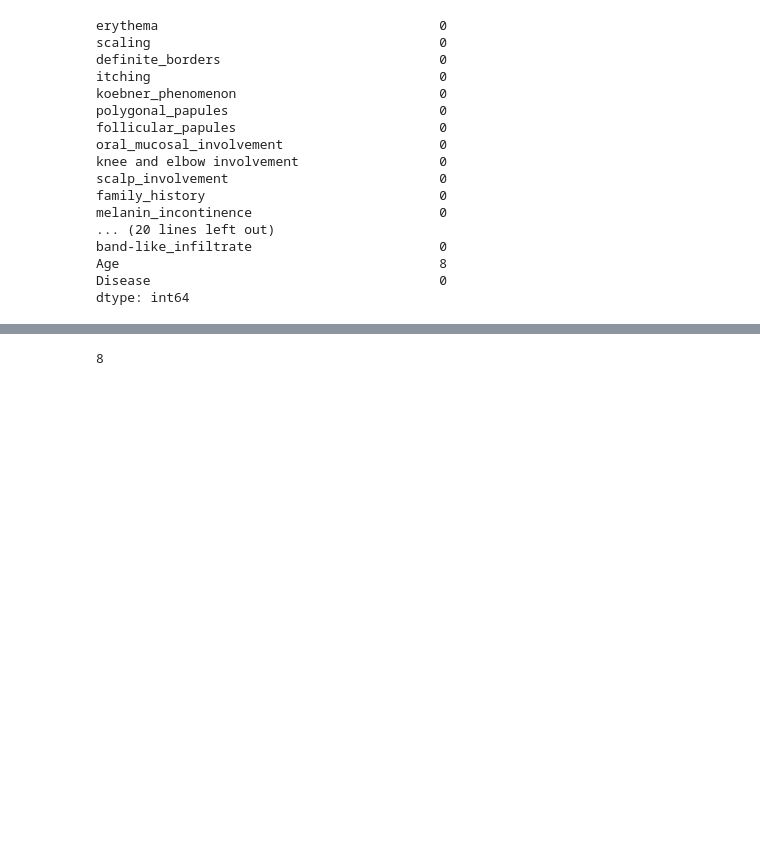
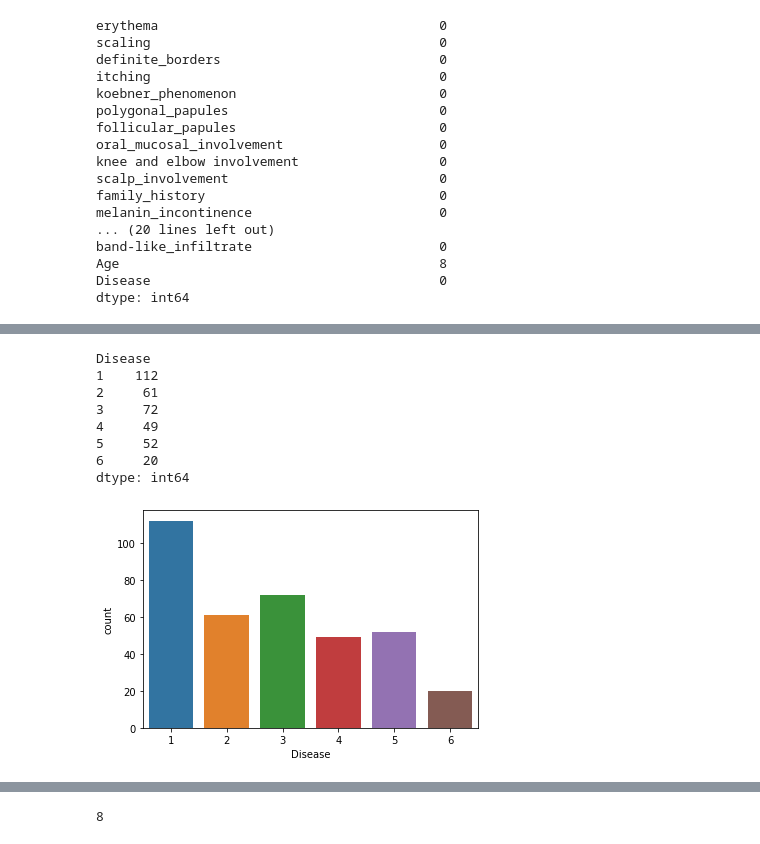
Before and after one commit to arvindkr7/Dermatology-ML-Project, a Jupyter notebook: main.ipynb, the cells around one changed output, grey strips where cells are left out. Cells and saved outputs as stored; diff of their text form; code cells hidden in the pictures; blank space fills up the shorter version.

```diff
--- a/main.ipynb
+++ b/main.ipynb
@@ -62,0 +151,3 @@ dtype: object
+# %%
+datasetImputed = pd.DataFrame(datasetImputed, columns=colNames)
+datasetImputed.head()
@@ -91,0 +357,19 @@ dtype: int64
+# %%
+# After imputing null values
+# distribution of Target values over given dataset
+sns.countplot(x='Disease',data=datasetImputed)
+
+
+
+#  class distrubution of the target column
+datasetImputed.groupby('Disease').size()
+# %% [output]
+Disease
+1    112
+2     61
+3     72
+4     49
+5     52
+6     20
+dtype: int64
+[figure, added]
```
Also changed, not shown: parts of 75 cells of this notebook, 3 other files.
